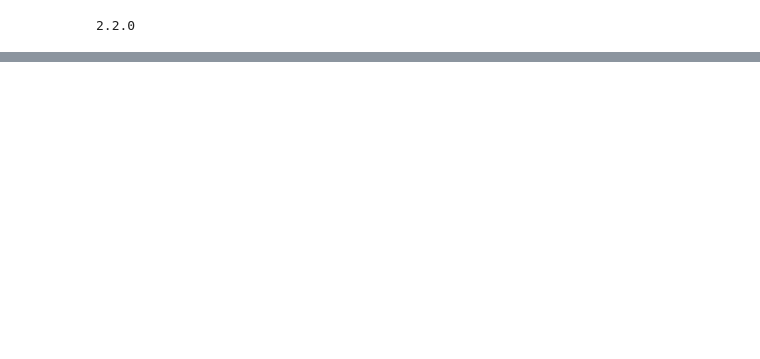
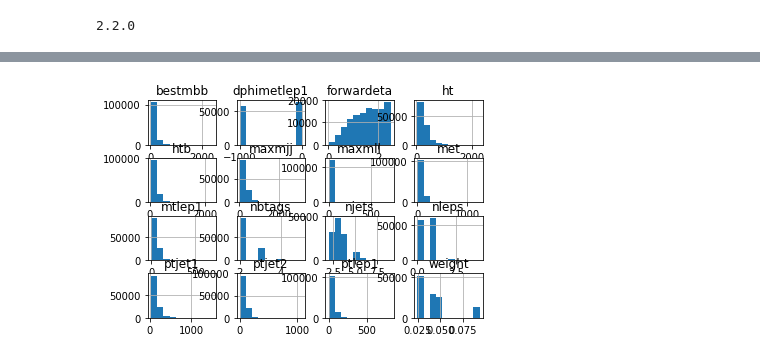
Before and after one commit to aminnj/miscnotebooks, a Jupyter notebook: singletophiggs/analysis.ipynb, the cells around one changed output, grey strips where cells are left out. Drawn from its saved outputs; the diff is of its cells as text; code cells hidden in the pictures; blank space fills up the shorter version.

```diff
--- a/singletophiggs/analysis.ipynb
+++ b/singletophiggs/analysis.ipynb
@@ -211,0 +372,31 @@ df[df.nbtags>=2].hist();
+# %%
+def get_df(fpatt,xsec=1,year=2016):
+    t0 = time.time()
+#     pbar = tqdm_notebook(total=300000, unit_scale=True, unit="evt")
+    futures_dfs = []
+    for entrystart,entrystop,branches in uproot.iterate(fpatt,"Events",
+                        [
+                            "Jet_pt", "Jet_eta", "Jet_phi","Jet_mass","Jet_btagDeepB","Jet_jetId","Jet_cleanmask",
+                            "Electron_pt", "Electron_eta", "Electron_phi","Electron_mass","Electron_mvaTTH","Electron_charge",
+                            "Muon_pt", "Muon_eta", "Muon_phi","Muon_mass","Muon_mvaTTH","Muon_charge",
+                            "MET_pt", "MET_phi",
+                        ],
+                       outputtype=dict,
+                       entrysteps=300000,
+                       cache=array_cache,
+                       executor=read_executor,
+                       blocking=False,
+                                   reportentries=True,
+                       ):
+        print "Got future for entry {}->{}".format(entrystart,entrystop)
+        futures_dfs.append(
+            calc_executor.submit(get_df_from_branches,branches,xsec,year)
+        )
+#     pbar.close()
+    print "Waiting for {} futures (including calculations)".format(len(futures_dfs))
+    df = pd.concat([fut.result() for fut in futures_dfs])
+    t1 = time.time()
+    print "{} events in {:.1f}s ({:.1f}kHz)".format(len(df),t1-t0,0.001*len(df)/(t1-t0))
+    return df
+
+# get_df("data/THQ_4f_Hincl_13TeV_madgraph_pythia8__RunIIAutumn18NanoAODv4-Nano14Dec2018_102X_upgrade2018_realistic_v16-v1/09293AA4-3F21-484C-A456-A094E96EC962.root",)
@@ -212,3 +457,8 @@ df[df.nbtags>=2].hist();
+# %%
+df = dfs["THQ"]
+df[df.nbtags>=2].hist();
+# %% [output]
+[figure, added]
 # %%
 fig,axs = plt.subplots(4,4,figsize=(12,10),constrained_layout=True)
 axs = (ax for ax in axs.flat)
```
Also changed, not shown: parts of 33 cells of this notebook.
